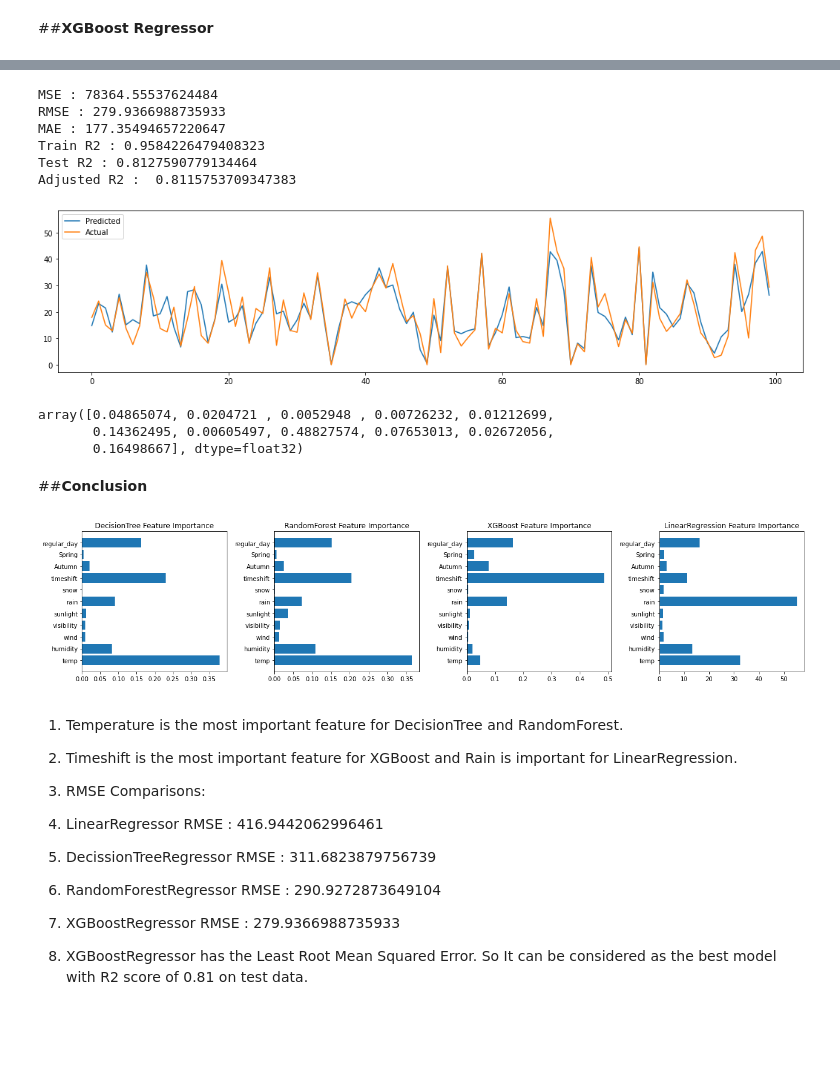
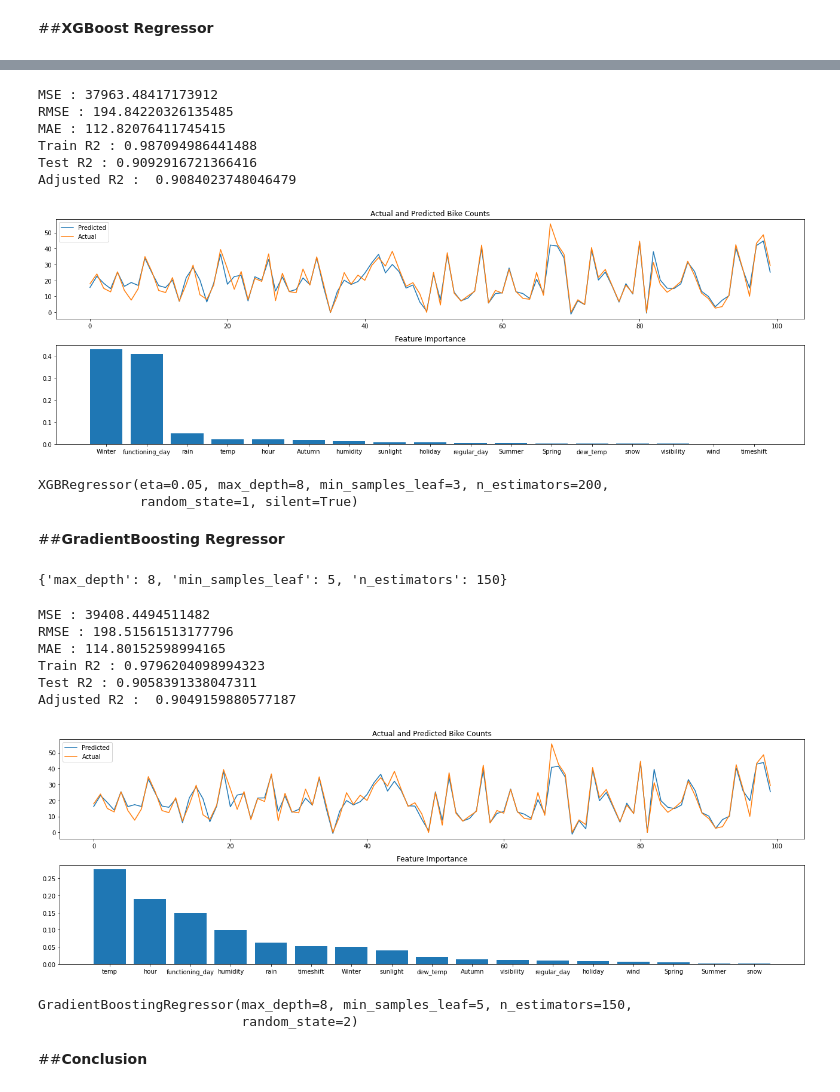
Before and after one commit to s-kp/CapstoneProject-MLRegression, a Jupyter notebook: Bike_Sharing_Demand_Prediction_Capstone_Project.ipynb, the cells around one changed output, grey strips where cells are left out. Cells and saved outputs as stored; diff of their text form; code cells hidden in the pictures; blank space fills up the shorter version.

```diff
--- a/Bike_Sharing_Demand_Prediction_Capstone_Project.ipynb
+++ b/Bike_Sharing_Demand_Prediction_Capstone_Project.ipynb
@@ -490,41 +513,39 @@ xgb.fit(X_train, y_train).best_params_
 # %%
 # Analysing the best model
-xgb = XGBRegressor(max_depth=10, n_estimators=125, learning_rate=0.05, silent=True, random_state=1, min_samples_leaf=3)
-analyse_model(xgb, X_train, X_test, y_train, y_test).feature_importances_
+xgb = XGBRegressor(max_depth=8, n_estimators=200, eta=0.05, silent=True, min_samples_leaf=3, random_state=1)
+analyse_model(xgb, X_train, X_test, y_train, y_test)
 # %% [output]
-MSE : 78364.55537624484
-RMSE : 279.9366988735933
-MAE : 177.35494657220647
-Train R2 : 0.9584226479408323
-Test R2 : 0.8127590779134464
-Adjusted R2 :  0.8115753709347383
+MSE : 37963.48417173912
+RMSE : 194.84220326135485
+MAE : 112.82076411745415
+Train R2 : 0.987094986441488
+Test R2 : 0.9092916721366416
+Adjusted R2 :  0.9084023748046479
-[figure, old version]
+[figure, new version]
-array([0.04865074, 0.0204721 , 0.0052948 , 0.00726232, 0.01212699,
-       0.14362495, 0.00605497, 0.48827574, 0.07653013, 0.02672056,
-       0.16498667], dtype=float32)
+XGBRegressor(eta=0.05, max_depth=8, min_samples_leaf=3, n_estimators=200,
+             random_state=1, silent=True)
+# %% [markdown]
+##**GradientBoosting Regressor**
+# %%
+# Cross validation to get best parameters
+grid = {'n_estimators':[150], 'max_depth':[8,12], 'min_samples_leaf':[3,5]}
+gbr = GridSearchCV(GradientBoostingRegressor(random_state=2), param_grid=grid, scoring='neg_mean_squared_error',cv=5)
+gbr.fit(X_train, y_train).best_params_
+# %% [output]
+{'max_depth': 8, 'min_samples_leaf': 5, 'n_estimators': 150}
+# %%
+# Analysing the best model
+gbr = GradientBoostingRegressor(max_depth=8, n_estimators=150, min_samples_leaf=5, random_state=2)
+analyse_model(gbr, X_train, X_test, y_train, y_test)
+# %% [output]
+MSE : 39408.4494511482
+RMSE : 198.51561513177796
+MAE : 114.80152598994165
+Train R2 : 0.9796204098994323
+Test R2 : 0.9058391338047311
+Adjusted R2 :  0.9049159880577187
+[figure, added]
+GradientBoostingRegressor(max_depth=8, min_samples_leaf=5, n_estimators=150,
+                          random_state=2)
 # %% [markdown]
 ##**Conclusion**
-# %%
-# feature importances
-plt.figure(figsize=(18,4))
-for n,model,name in [(1,dt,'DecisionTree'),(2,rf,'RandomForest'),(3,xgb,'XGBoost')]:
-  plt.subplot(1,4,n)
-  plt.barh(independent_variables,model.feature_importances_)
-  plt.title(f'{name} Feature Importance')
-plt.subplot(1,4,4)
-plt.barh(independent_variables,np.abs(lr.coef_))
-plt.title('LinearRegression Feature Importance')
-plt.tight_layout()
-plt.show()
-# %% [output]
-[figure, removed]
-# %% [markdown]
-1. Temperature is the most important feature for DecisionTree and RandomForest.
-2. Timeshift is the most important feature for XGBoost and Rain is important for LinearRegression.
-3. RMSE Comparisons:
-  1. LinearRegressor RMSE : 416.9442062996461
-  2. DecissionTreeRegressor RMSE : 311.6823879756739
-  3. RandomForestRegressor RMSE : 290.9272873649104
-  4. XGBoostRegressor RMSE : 279.9366988735933
-
-4. XGBoostRegressor has the Least Root Mean Squared Error. So It can be considered as the best model with R2 score of 0.81 on test data.
```
Also changed, not shown: parts of 14 cells of this notebook.
